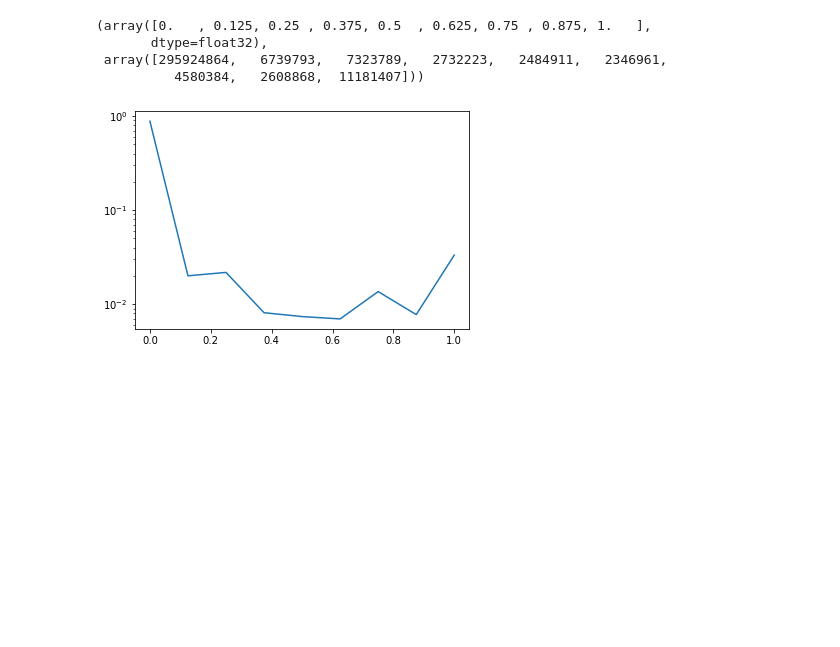
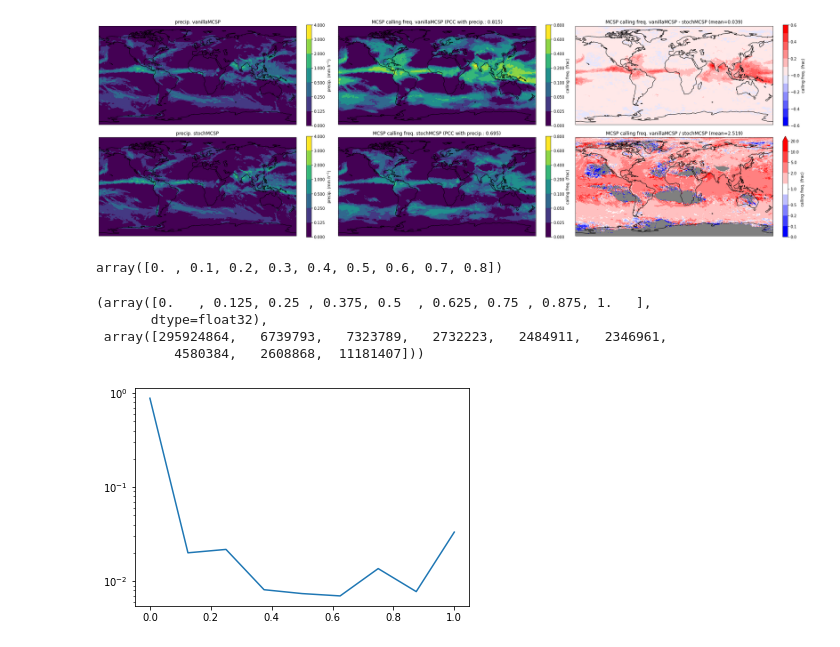
Before and after one commit to markmuetz/mcs_prime_stoch_trigger, a Jupyter notebook: ctrl/notebooks/dev/N216_MCSP_calling_freq.ipynb, the cells around one changed output. Cells and saved outputs as stored; diff of their text form; code cells hidden in the pictures; blank space fills up the shorter version.

```diff
--- a/ctrl/notebooks/dev/N216_MCSP_calling_freq.ipynb
+++ b/ctrl/notebooks/dev/N216_MCSP_calling_freq.ipynb
@@ -26,4 +35,11 @@ cfmeans = {
     'vanillaMCSP': cfmean_vanillaMCSP,
     'stochMCSP': cfmean_stochMCSP,
 }
+# %%
+precipmean_vanillaMCSP = expt_precip['vanillaMCSP'].isel(ens_mem=slice(1, 10)).mean(['ens_mem', 'time'])
+precipmean_stochMCSP = expt_precip['stochMCSP'].isel(ens_mem=slice(1, 10)).mean(['ens_mem', 'time'])
+precipmeans = {
+    'vanillaMCSP': precipmean_vanillaMCSP,
+    'stochMCSP': precipmean_stochMCSP,
+}
 # %%
@@ -52,3 +89,62 @@ plt.colorbar(im, ax=ax, label='calling freq. (frac)')
+# %%
+fig, axes = plt.subplots(2, 3, figsize=(25.5, 8), subplot_kw={'projection': ccrs.PlateCarree()}, layout='constrained')
+
+for ax, expt in zip(axes[:, 0], expt_precip):
+
+    precipmean = precipmeans[expt]
+    ax.set_title(f'precip. {expt}')
+    ax.coastlines()
+    #bounds = np.arange(0, np.round(cfmax + 0.1, 1), 0.05)
+    bounds = [0, 0.125, 0.25, 0.5, 1, 2, 3, 4]
+    cmap = mpl.cm.viridis
+    norm = mpl.colors.BoundaryNorm(bounds, cmap.N, extend='neither')
+    im = ax.pcolormesh(precipmean.longitude, precipmean.latitude, precipmean, norm=norm, cmap=cmap)
+    plt.colorbar(im, ax=ax, label='precip. (mm h$^{-1}$)')
+
+
+for ax, expt in zip(axes[:, 1], expt_cf):
+
+    cfmean = cfmeans[expt]
+    precipmean = precipmeans[expt]
+    pcc = scipy.stats.pearsonr(cfmean.values.flatten(), precipmean.values.flatten())[0]
+    ax.set_title(f'MCSP calling freq. {expt} (PCC with precip.: {pcc:.3f})')
+    ax.coastlines()
+    #bounds = np.arange(0, np.round(cfmax + 0.1, 1), 0.05)
+    bounds = [0, 0.025, 0.05, 0.1, 0.2, 0.4, 0.6, 0.8]
+    cmap = mpl.cm.viridis
+    norm = mpl.colors.BoundaryNorm(bounds, cmap.N, extend='neither')
+    im = ax.pcolormesh(cfmean.longitude, cfmean.latitude, cfmean, norm=norm, cmap=cmap)
+    plt.colorbar(im, ax=ax, label='calling freq. (frac)')
+
+for ax, method in zip(axes[:, 2], ['diff', 'frac']):
+    ax.coastlines()
+    if method == 'diff':
+        cfdata = cfmean_vanillaMCSP - cfmean_stochMCSP
+        ax.set_title(f'MCSP calling freq. vanillaMCSP - stochMCSP (mean={np.nanmean(cfdata):.3f})')
+        absmax = np.round(np.abs(cfdata.values).max(), 1)
+        bounds = np.arange(-absmax, absmax, 0.1)
+        cmap = mpl.cm.bwr
+        norm = mpl.colors.BoundaryNorm(bounds, cmap.N, extend='neither')
+        im = ax.pcolormesh(cfdata.longitude, cfdata.latitude, cfdata, norm=norm, cmap=cmap)
+        plt.colorbar(im, ax=ax, label='calling freq. (frac)')
+    elif method == 'frac':
+        cfdata = np.ma.masked_invalid(cfmean_vanillaMCSP / cfmean_stochMCSP)
+        cfdata_mean = cfdata.mean()
+        ax.set_title(f'MCSP calling freq. vanillaMCSP / stochMCSP (mean={cfdata_mean:.3f})')
+        # cf99 = np.nanpercentile(cfdata.values, 99)
+        # print(np.max(cfdata))
+        bounds = [0, 0.1, 0.2, 0.5, 0.9, 1.1, 2, 5, 10, 20]
+        cmap = mpl.cm.bwr
+        norm = mpl.colors.BoundaryNorm(bounds, cmap.N, extend='neither')
+        ax.set_facecolor('grey')
+        im = ax.pcolormesh(cfmean_vanillaMCSP.longitude, cfmean_vanillaMCSP.latitude, cfdata, norm=norm, cmap=cmap)
+        plt.colorbar(im, ax=ax, label='calling freq. (frac)', extend='max', ticks=[0, 0.1, 0.2, 0.5, 1, 2, 5, 10, 20])
+# %% [output]
+[figure, added]
+# %%
+np.arange(0, np.round(0.7434 + 0.2, 1), 0.1)
+# %% [output]
+array([0. , 0.1, 0.2, 0.3, 0.4, 0.5, 0.6, 0.7, 0.8])
 # %%
 # Makes it look like there are 8 timesteps an hour, or dt=7.5 mins.
 vals, counts = np.unique(expt_cf['vanillaMCSP'].values, return_counts=True)
```
Also changed, not shown: parts of 5 cells of this notebook, 5 other files.
